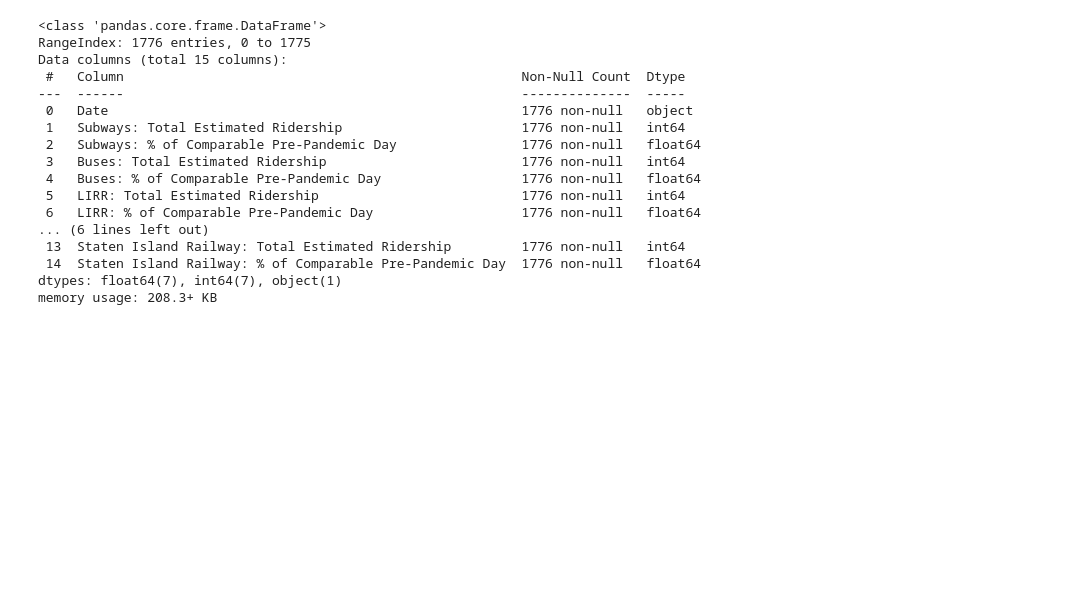
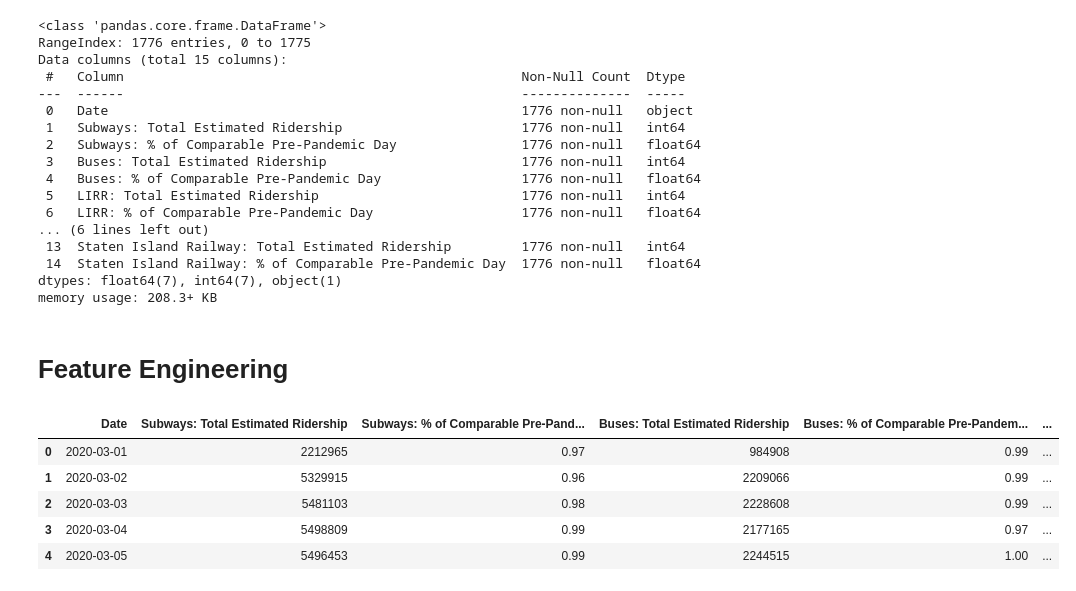
Before and after one commit to alishanstyles/MTA-Daily-Ridership, a Jupyter notebook: Untitled.ipynb, the cells around one changed output. Drawn from its saved outputs; the diff is of its cells as text; code cells hidden in the pictures; blank space fills up the shorter version.

Commit message:
feature engineering

```diff
--- a/Untitled.ipynb
+++ b/Untitled.ipynb
@@ -105,3 +105,5 @@ Data columns (total 15 columns):
  14  Staten Island Railway: % of Comparable Pre-Pandemic Day  1776 non-null   float64
 dtypes: float64(7), int64(7), object(1)
 memory usage: 208.3+ KB
+# %% [markdown]
+# Feature Engineering
@@ -107,0 +112,15 @@ memory usage: 208.3+ KB
+# %%
+# Convert the 'date' column to datetime format
+df['Date'] = pd.to_datetime(df['Date'])
+# %%
+# Extract the day of the week
+df['Day of Week'] = df['Date'].dt.day_name()
+# %%
+df.head()
+# %% [output]
+|  | Date | Subways: Total Estimated Ridership | Subways: % of Comparable Pre-Pand... | Buses: Total Estimated Ridership | Buses: % of Comparable Pre-Pandem... | ... |
+| 0 | 2020-03-01 | 2212965 | 0.97 | 984908 | 0.99 | ... |
+| 1 | 2020-03-02 | 5329915 | 0.96 | 2209066 | 0.99 | ... |
+| 2 | 2020-03-03 | 5481103 | 0.98 | 2228608 | 0.99 | ... |
+| 3 | 2020-03-04 | 5498809 | 0.99 | 2177165 | 0.97 | ... |
+| 4 | 2020-03-05 | 5496453 | 0.99 | 2244515 | 1.00 | ... |
```
Also changed, not shown: parts of 5 cells of this notebook.
